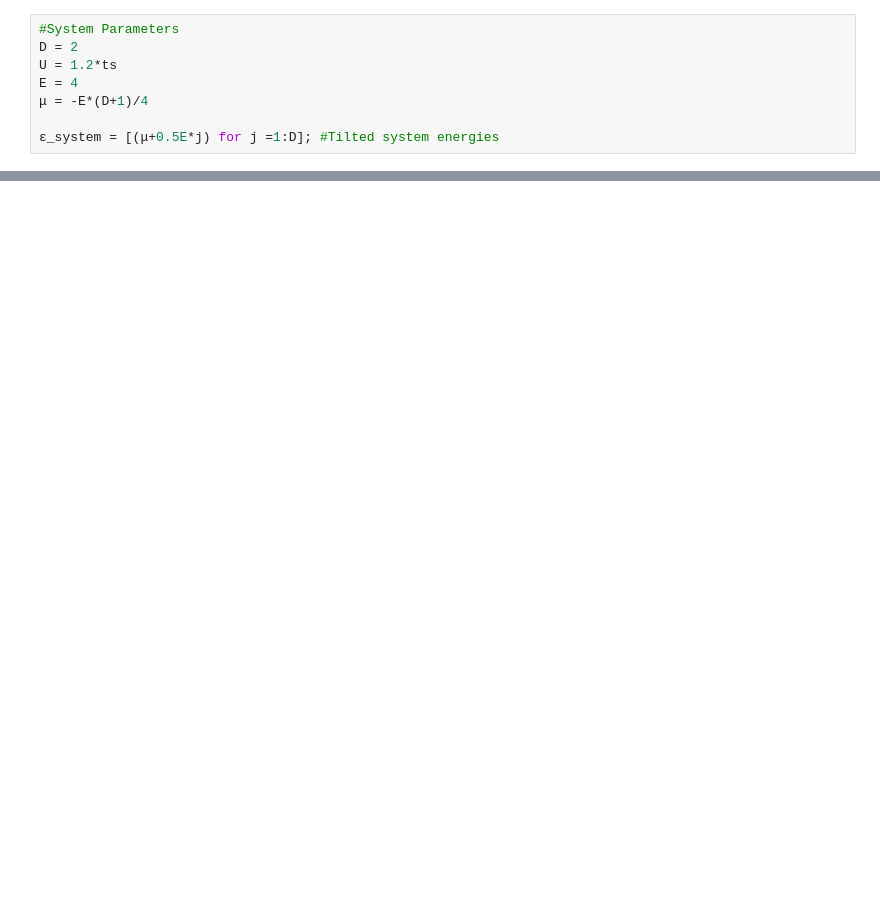
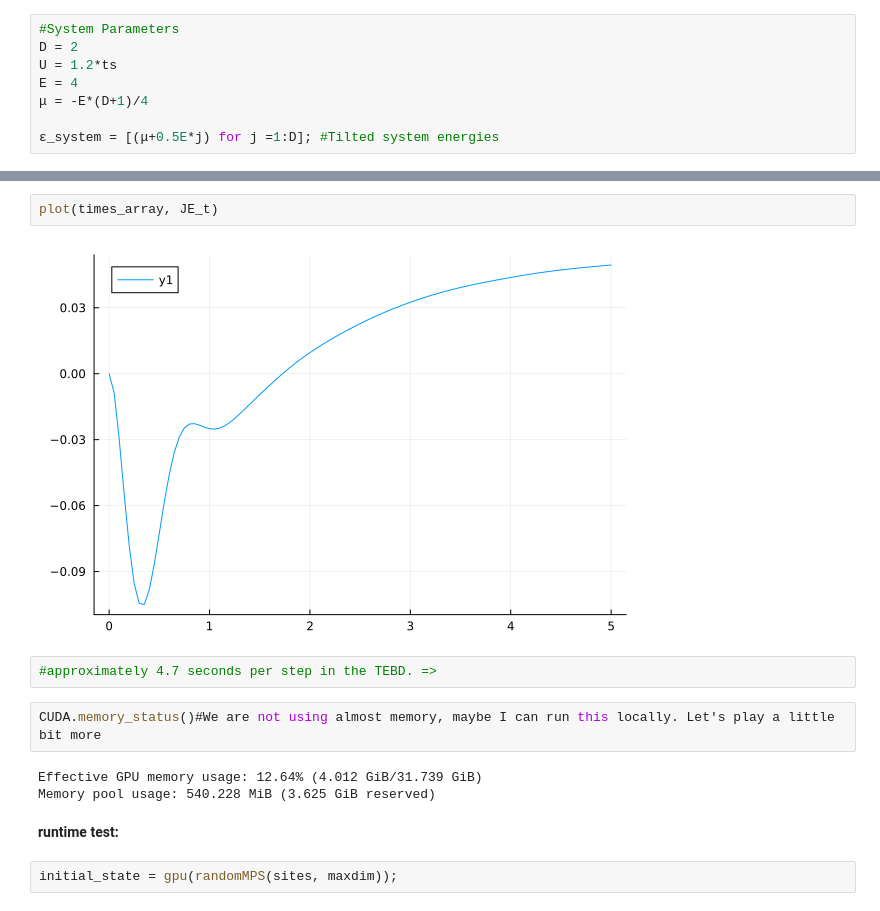
Before and after one commit to Joacop16/Heat_Rectification_in_Tilted_Systems, a Jupyter notebook: Main.ipynb, the cells around one changed output, grey strips where cells are left out. Saved outputs shown, nothing was run; the diff lists cells and outputs as text; blank space fills up the shorter version.

```diff
--- a/Main.ipynb
+++ b/Main.ipynb
@@ -128,0 +232,15 @@ MPS
+# %%
+plot(times_array, JE_t)
+# %% [output]
+[figure, added]
+# %%
+#approximately 4.7 seconds per step in the TEBD. =>
+# %%
+CUDA.memory_status()#We are not using almost memory, maybe I can run this locally. Let's play a little bit more
+# %% [output]
+Effective GPU memory usage: 12.64% (4.012 GiB/31.739 GiB)
+Memory pool usage: 540.228 MiB (3.625 GiB reserved)
+# %% [markdown]
+**runtime test:**
+# %%
+initial_state = gpu(randomMPS(sites, maxdim));
```
Also changed, not shown: parts of 16 cells of this notebook.
